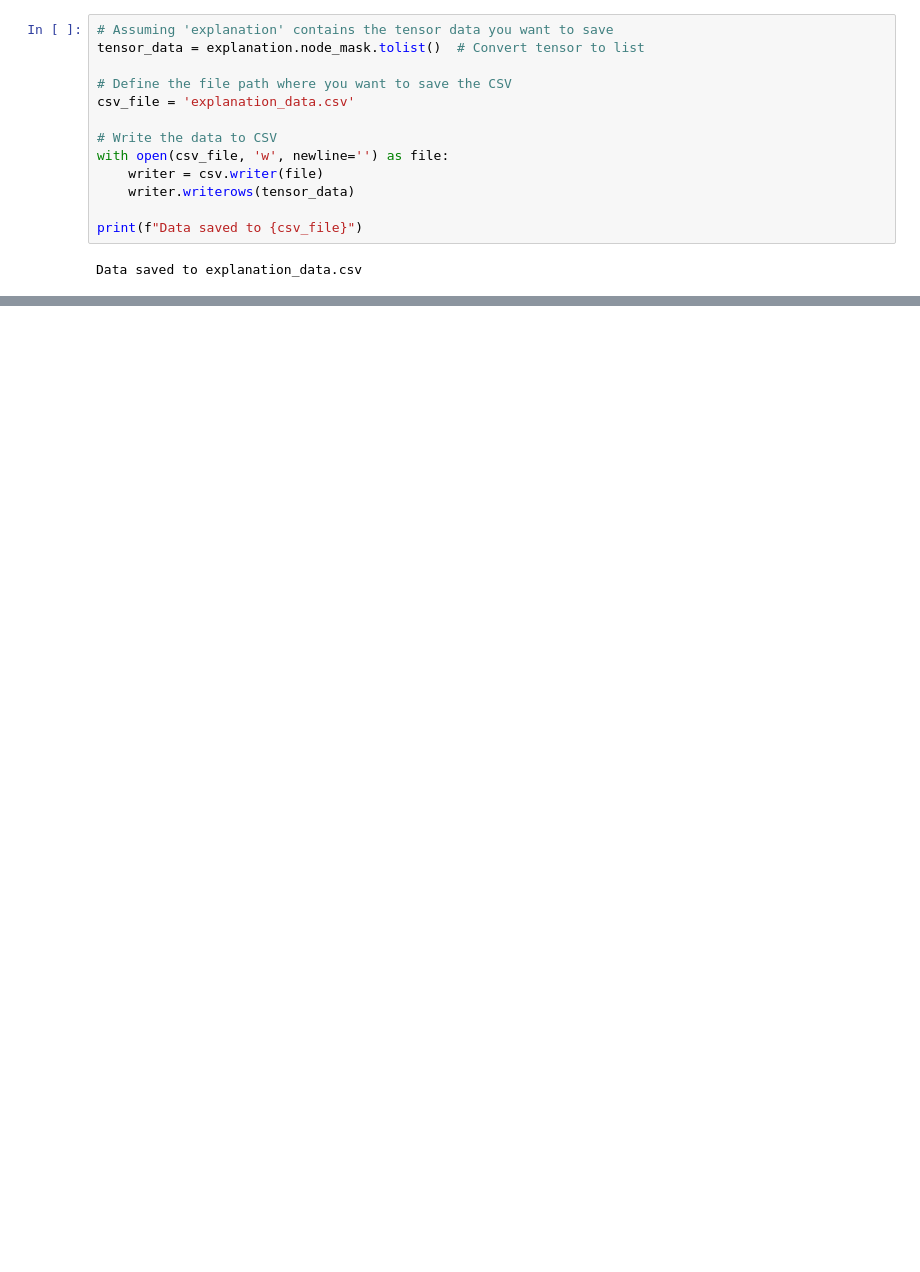
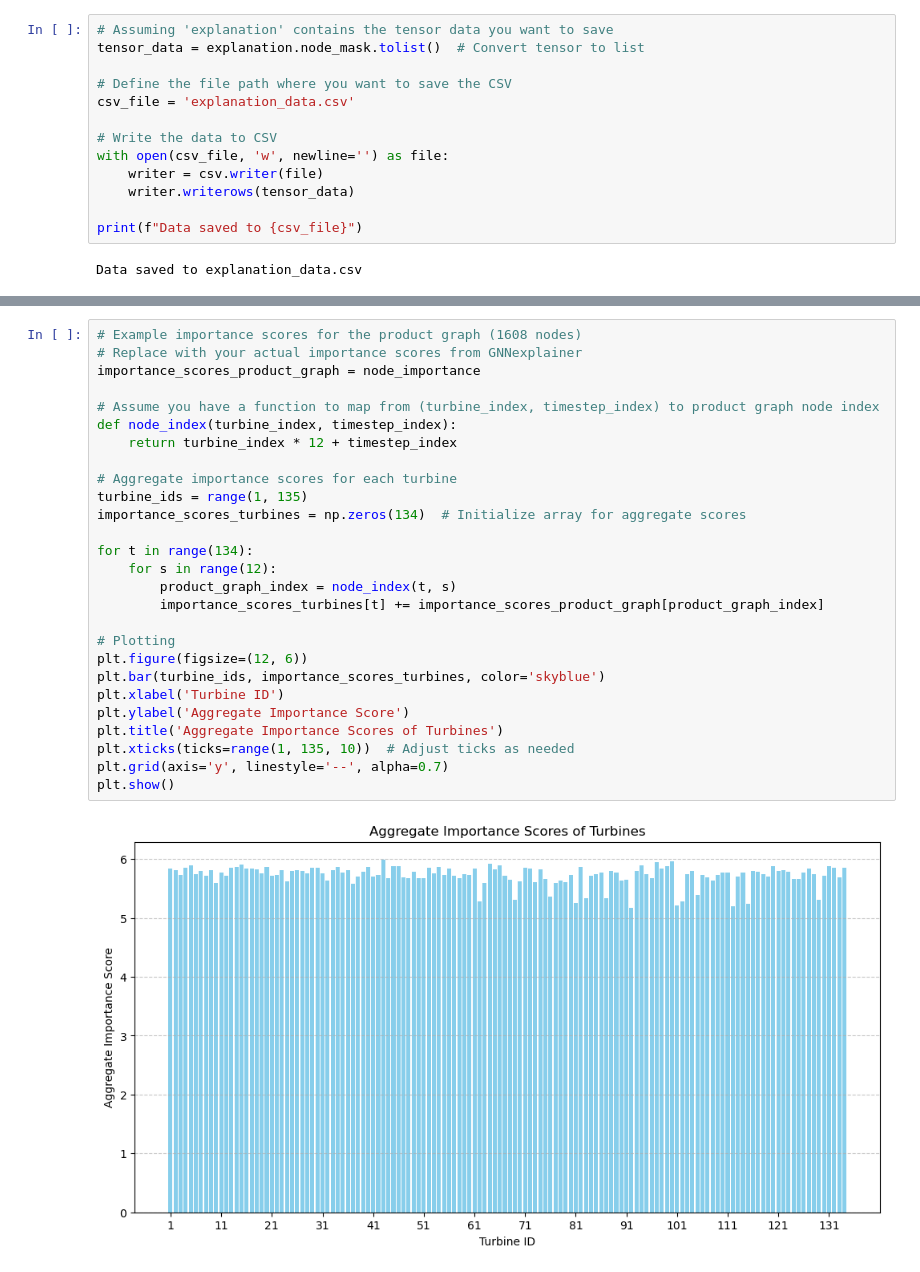
Before and after one commit to zowie128/ML4GD-WPF, a Jupyter notebook: gtcnn-explainer.ipynb, the cells around one changed output, grey strips where cells are left out. Saved outputs shown, nothing was run; the diff lists cells and outputs as text; blank space fills up the shorter version.

```diff
--- a/gtcnn-explainer.ipynb
+++ b/gtcnn-explainer.ipynb
@@ -514,0 +544,29 @@ Nodes impacting node 3 with importance score above 0.0: [3]
+# %%
+# Example importance scores for the product graph (1608 nodes)
+# Replace with your actual importance scores from GNNexplainer
+importance_scores_product_graph = node_importance
+
+# Assume you have a function to map from (turbine_index, timestep_index) to product graph node index
+def node_index(turbine_index, timestep_index):
+    return turbine_index * 12 + timestep_index
+
+# Aggregate importance scores for each turbine
+turbine_ids = range(1, 135)
+importance_scores_turbines = np.zeros(134)  # Initialize array for aggregate scores
+
+for t in range(134):
+    for s in range(12):
+        product_graph_index = node_index(t, s)
+        importance_scores_turbines[t] += importance_scores_product_graph[product_graph_index]
+
+# Plotting
+plt.figure(figsize=(12, 6))
+plt.bar(turbine_ids, importance_scores_turbines, color='skyblue')
+plt.xlabel('Turbine ID')
+plt.ylabel('Aggregate Importance Score')
+plt.title('Aggregate Importance Scores of Turbines')
+plt.xticks(ticks=range(1, 135, 10))  # Adjust ticks as needed
+plt.grid(axis='y', linestyle='--', alpha=0.7)
+plt.show()
+# %% [output]
+[figure, added]
```
Also changed, not shown: parts of 8 cells of this notebook, 3 other files.
